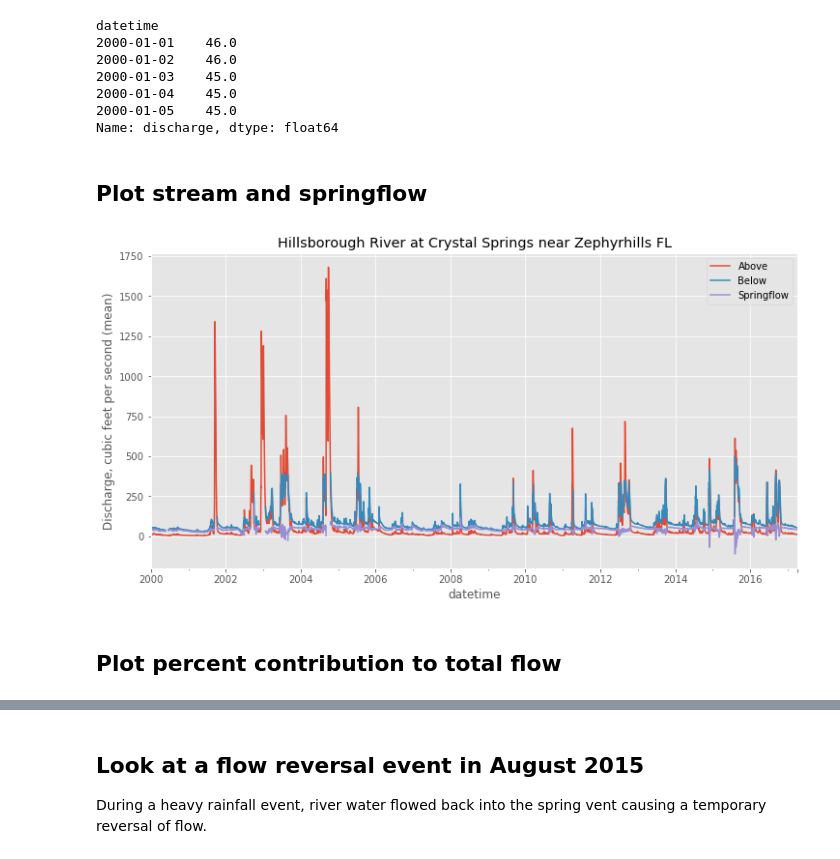
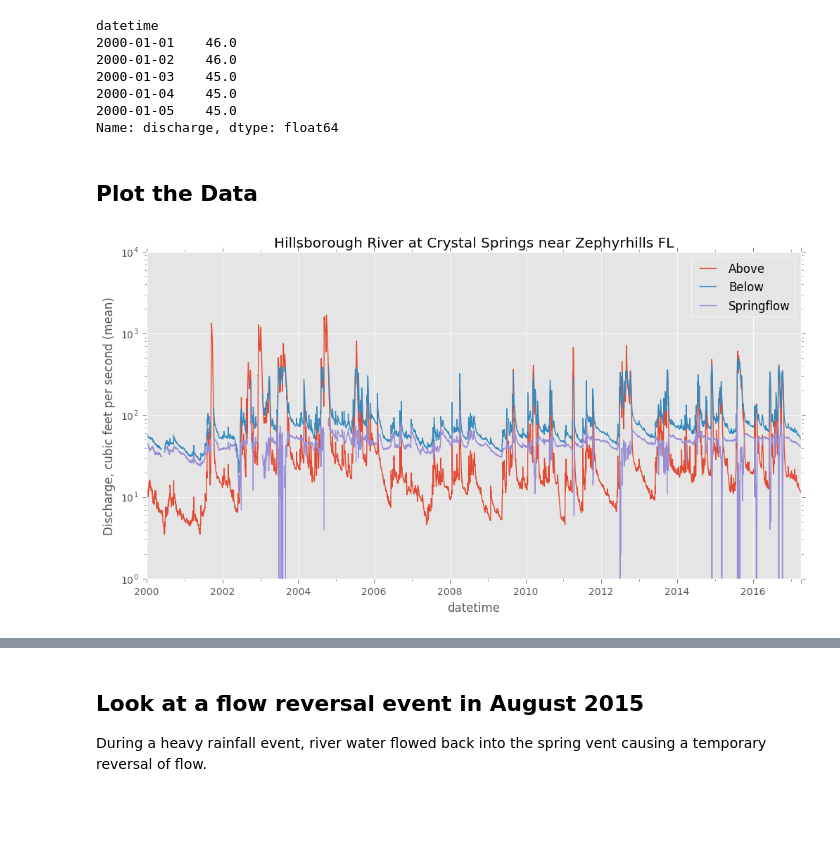
Before and after one commit to jbellino-usgs/crystal-spring-discharge, a Jupyter notebook: Crystal Spring Discharge.ipynb, the cells around one changed output, grey strips where cells are left out. Saved outputs shown, nothing was run; the diff lists cells and outputs as text; code cells hidden in the pictures; blank space fills up the shorter version.

```diff
--- a/Crystal Spring Discharge.ipynb
+++ b/Crystal Spring Discharge.ipynb
@@ -72,20 +129,24 @@ datetime
 2000-01-04    45.0
 2000-01-05    45.0
 Name: discharge, dtype: float64
-# %% [markdown]
-## Plot stream and springflow
-# %%
-fig, ax = plt.subplots(figsize=(12, 6))
-title = 'Hillsborough River at Crystal Springs near Zephyrhills FL'
-ax.set_ylabel('Discharge, cubic feet per second (mean)')
-
-above.plot(title=title, label='Above')
-below.plot(label='Below')
-spring.plot(label='Springflow')
-
-plt.legend()
-plt.show()
-# %% [output]
-[figure, removed]
-# %% [markdown]
-## Plot percent contribution to total flow
+# %% [markdown]
+## Plot the Data
+# %%
+# Create a figure object and axes object on which we will plot the data
+# A single figure can contain many axes objects as multiple subplots
+fig, ax = plt.subplots(figsize=(12, 6))
+
+# Add the discharge plots
+title = 'Hillsborough River at Crystal Springs near Zephyrhills FL'
+above.plot(title=title, label='Above', logy=True)
+below.plot(label='Below')
+spring.plot(label='Springflow')
+
+# Set the y-axis label
+ax.set_ylabel('Discharge, cubic feet per second (mean)')
+
+# Add a legend and display the figure
+plt.legend()
+plt.show()
+# %% [output]
+[figure, added]
```
Also changed, not shown: parts of 13 cells of this notebook.
